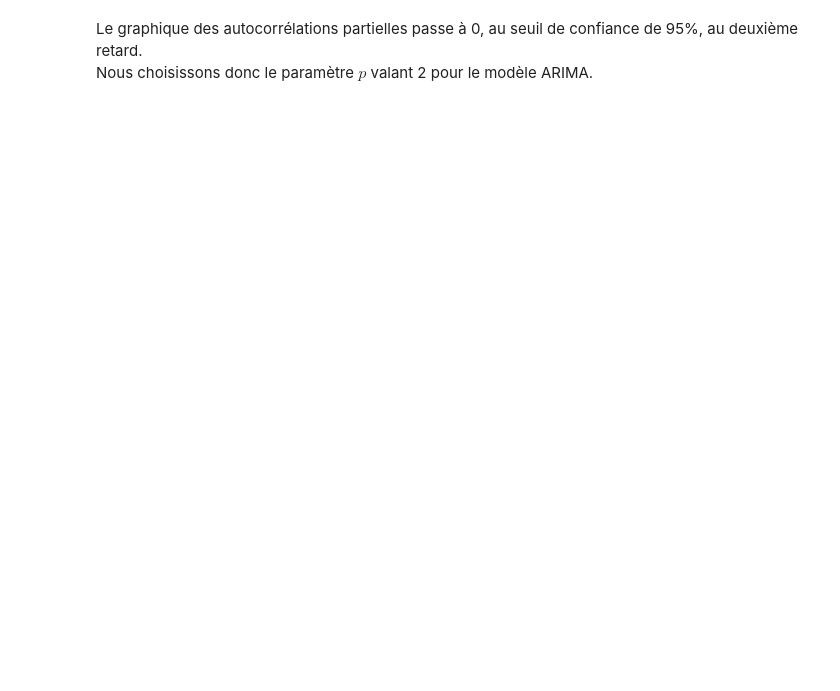
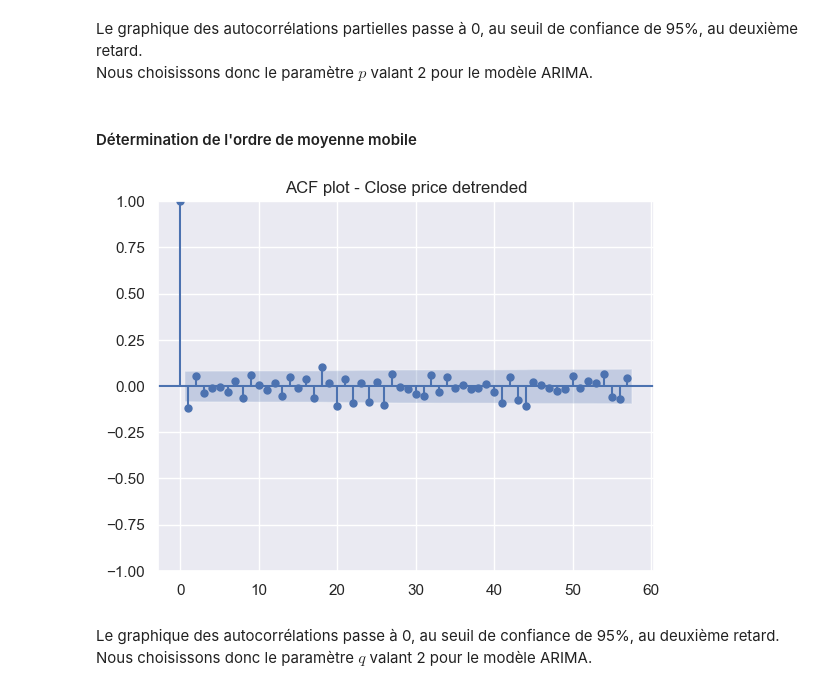
Before and after one commit to Ab2nour/stock-analysis, a Jupyter notebook: src/notebooks/seasonality.ipynb, the cells around one changed output. Saved outputs shown, nothing was run; the diff lists cells and outputs as text; code cells hidden in the pictures; blank space fills up the shorter version.

```diff
--- a/src/notebooks/seasonality.ipynb
+++ b/src/notebooks/seasonality.ipynb
@@ -206,3 +260,16 @@ _ = plot_pacf(time_series, lags=lag, title="PACF plot - Close price detrended")
 # %% [markdown]
 Le graphique des autocorrélations partielles passe à 0, au seuil de confiance de 95%, au deuxième retard.
 Nous choisissons donc le paramètre $p$ valant 2 pour le modèle ARIMA.
+# %% [markdown]
+#### Détermination de l'ordre de moyenne mobile
+# %%
+lag = (
+    len(stationary_time_series) // 10
+)  # Display lags from 0 to 1/10 of time series length
+
+_ = plot_acf(stationary_time_series, lags=lag, title="ACF plot - Close price detrended")
+# %% [output]
+[figure, added]
+# %% [markdown]
+Le graphique des autocorrélations passe à 0, au seuil de confiance de 95%, au deuxième retard.
+Nous choisissons donc le paramètre $q$ valant 2 pour le modèle ARIMA.
```
Also changed, not shown: parts of 6 cells of this notebook.
